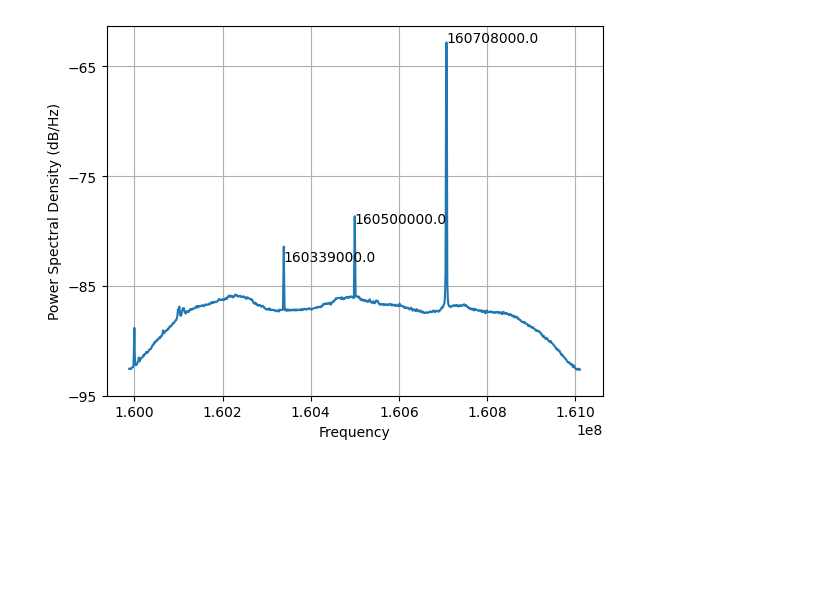
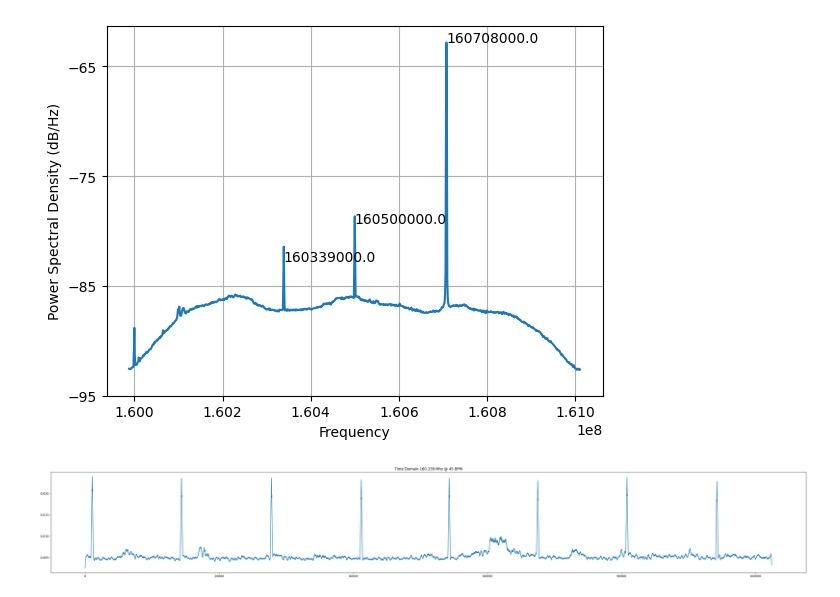
Before and after one commit to bigalnz/test_fft, a Jupyter notebook: notebooks/psd_airspy.ipynb, the cells around one changed output. Saved outputs shown, nothing was run; the diff lists cells and outputs as text; code cells hidden in the pictures; blank space fills up the shorter version.

```diff
--- a/notebooks/psd_airspy.ipynb
+++ b/notebooks/psd_airspy.ipynb
@@ -47,6 +47,31 @@ for peak, prominence in zip(peaks[0], peaks[1]["prominences"]):
 plt.show()
 # %% [output]
 [figure]
+# %%
+# FILTER AND PLOT TIME DOMAIN
+
+t = np.arange(len(x))/1024000
+h = signal.firwin(501, 0.02, pass_zero=True)
+p = np.exp(2j*np.pi*t*161000)
+
+y = x
+
+y = y * p
+y = signal.convolve(y, h, 'same')
+y = y[::100]
+y = np.abs(y)
+y = signal.convolve(y, [1]*189, 'same')/189
+
+y_peaks = signal.find_peaks(y, prominence=0.006)
+
+plt.figure(figsize=(45,6))
+plt.plot(y_peaks[0], y_peaks[1]["prominences"], marker='x', linestyle='', color="r")
+plt.plot(y)
+
+plt.title(f"Time Domain 160.339 Mhz @ {int (60 / ((y_peaks[0][3]-y_peaks[0][2]) / 10240))} BPM")
+plt.show()
+# %% [output]
+[figure, added]
 # %%
 # FILTER AND PLOT TIME DOMAIN
 
```
Also changed, not shown: parts of 2 cells of this notebook.
